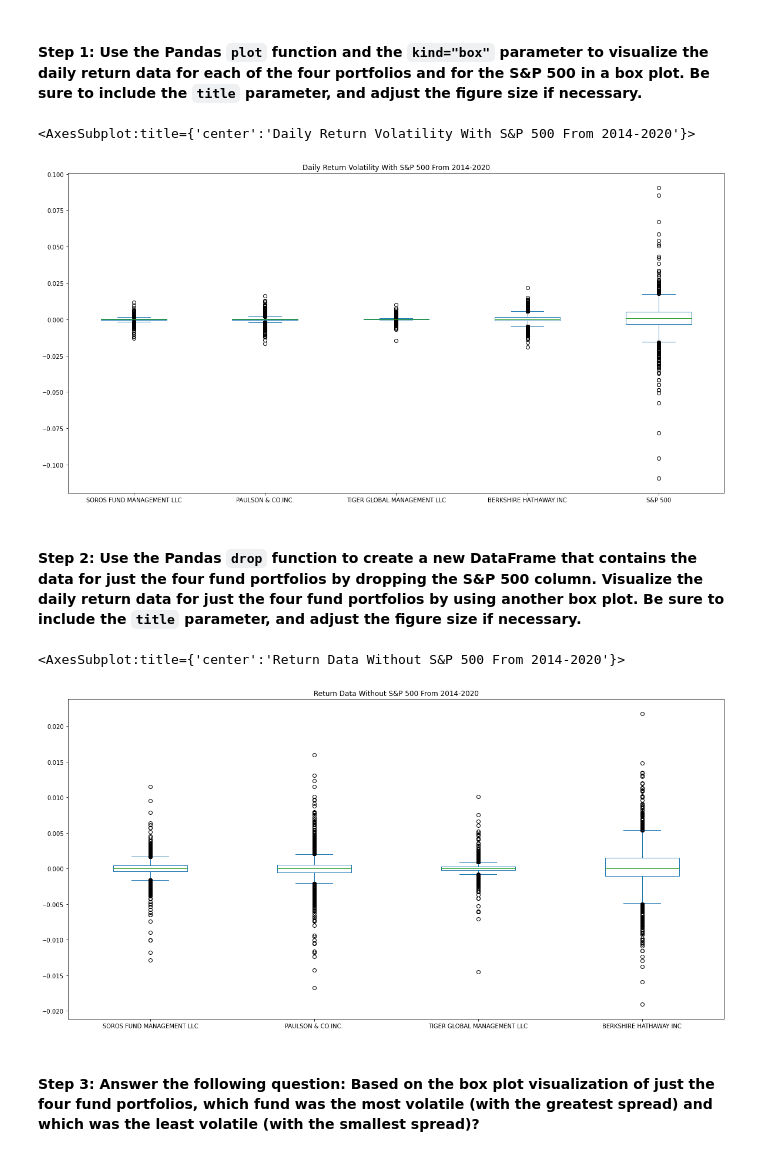
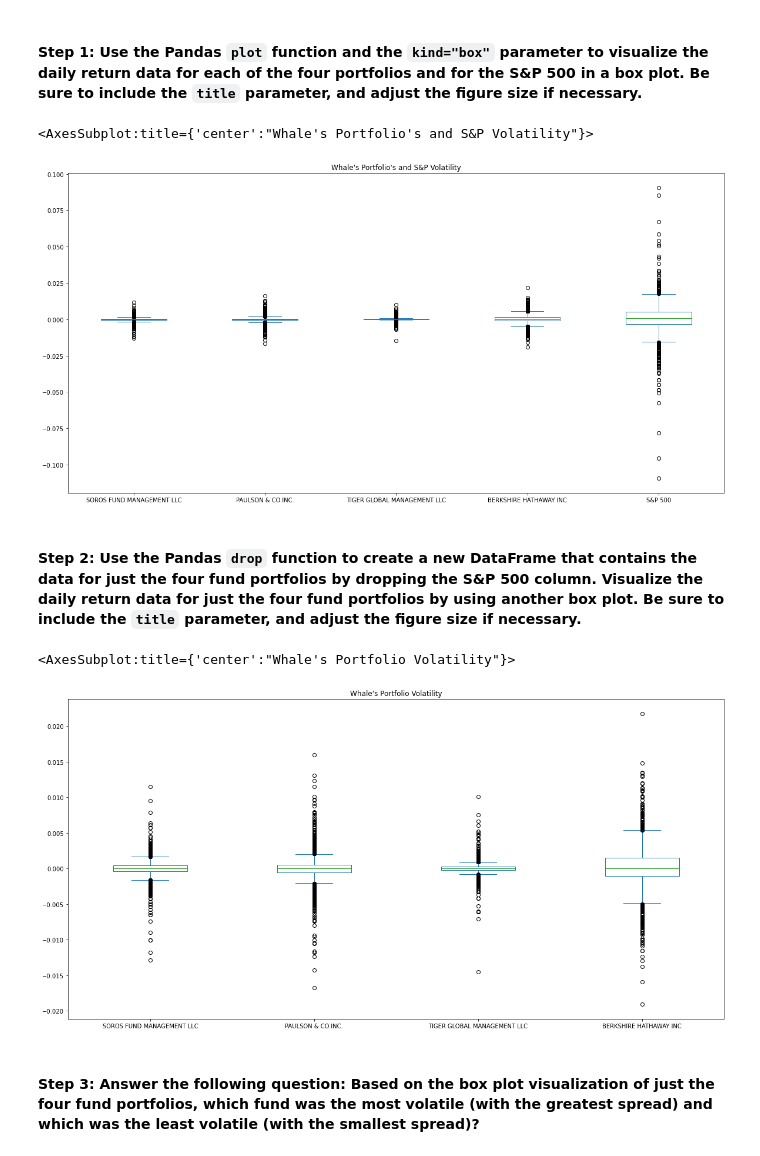
Before and after one commit to Kevinator9000/fintech_challenge_4, a Jupyter notebook: risk_return_analysis.ipynb, the cells around one changed output. Cells and saved outputs as stored; diff of their text form; code cells hidden in the pictures.

Commit message:
Updated Readme, added PNG's and updated some graph titles

```diff
--- a/risk_return_analysis.ipynb
+++ b/risk_return_analysis.ipynb
@@ -214,23 +214,23 @@ Analyze the volatility of each of the four fund portfolios and of the S&P 500 In
 # Use the daily return data to create box plots to visualize the volatility of the 4 funds and the S&P 500
 # Include a title parameter and adjust the figure size
 
-whale_daily_returns.plot.box(figsize=(20,10),title="Daily Return Volatility With S&P 500 From 2014-2020")
+whale_daily_returns.plot.box(figsize=(20,10),title="Whale's Portfolio's and S&P Volatility")
 # %% [output]
-<AxesSubplot:title={'center':'Daily Return Volatility With S&P 500 From 2014-2020'}>
+<AxesSubplot:title={'center':"Whale's Portfolio's and S&P Volatility"}>
-[figure, old version]
+[figure, new version]
 # %% [markdown]
 #### Step 2: Use the Pandas `drop` function to create a new DataFrame that contains the data for just the four fund portfolios by dropping the S&P 500 column. Visualize the daily return data for just the four fund portfolios by using another box plot. Be sure to include the `title` parameter, and adjust the figure size if necessary.
 # %%
 # Create a new DataFrame containing only the 4 fund portfolios by dropping the S&P 500 column from the DataFrame
 # Create box plots to reflect the return data for only the 4 fund portfolios
 # Include a title parameter and adjust the figure size
 
 new_whale_df = whale_daily_returns.drop(columns = ["S&P 500"])
 
-new_whale_df.plot(kind='box',figsize=(20,10),title="Return Data Without S&P 500 From 2014-2020")
+new_whale_df.plot(kind='box',figsize=(20,10),title="Whale's Portfolio Volatility")
 # %% [output]
-<AxesSubplot:title={'center':'Return Data Without S&P 500 From 2014-2020'}>
+<AxesSubplot:title={'center':"Whale's Portfolio Volatility"}>
-[figure, old version]
+[figure, new version]
 # %% [markdown]
 #### Step 3: Answer the following question: Based on the box plot visualization of just the four fund portfolios, which fund was the most volatile (with the greatest spread) and which was the least volatile (with the smallest spread)?
 # %% [markdown]
```
Also changed, not shown: parts of 6 cells of this notebook, 10 other files.
